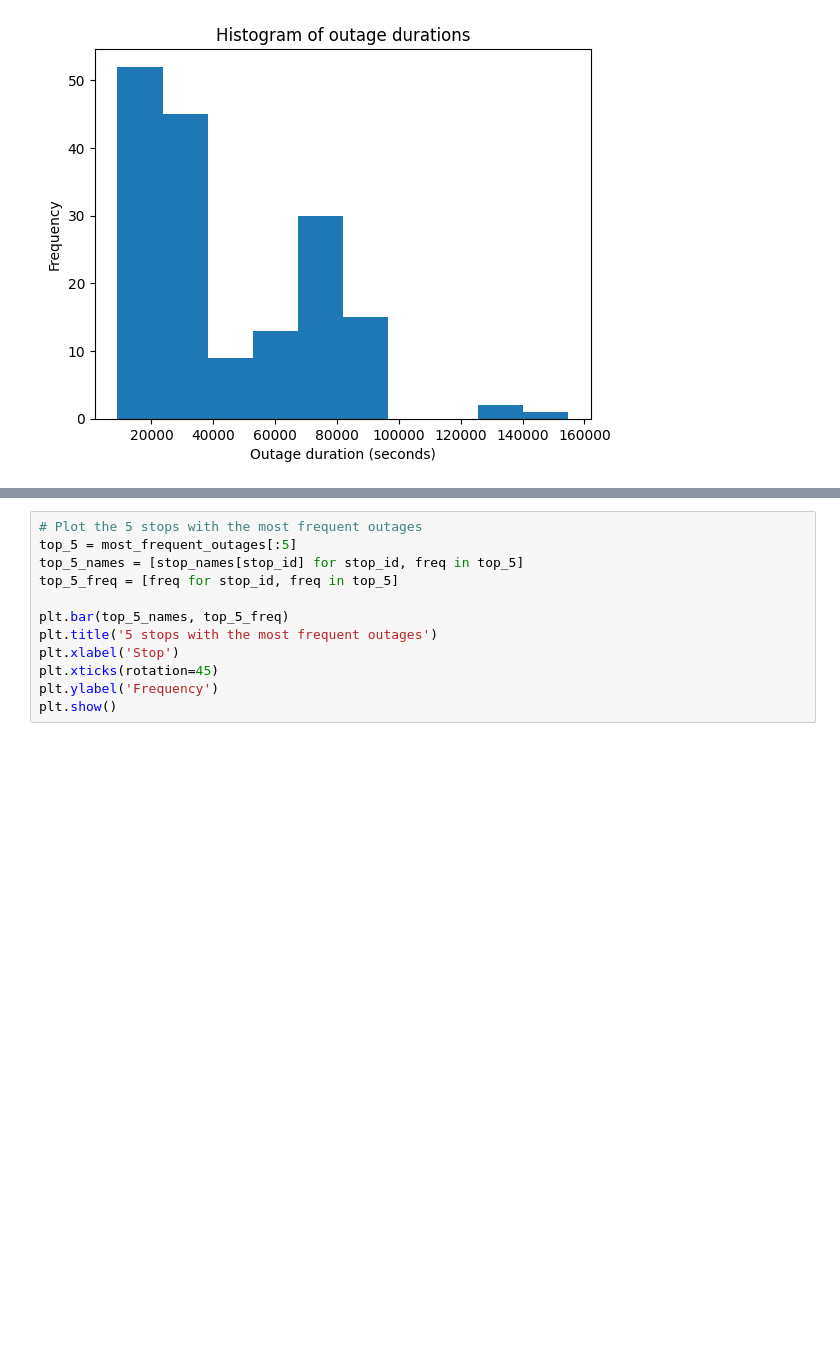
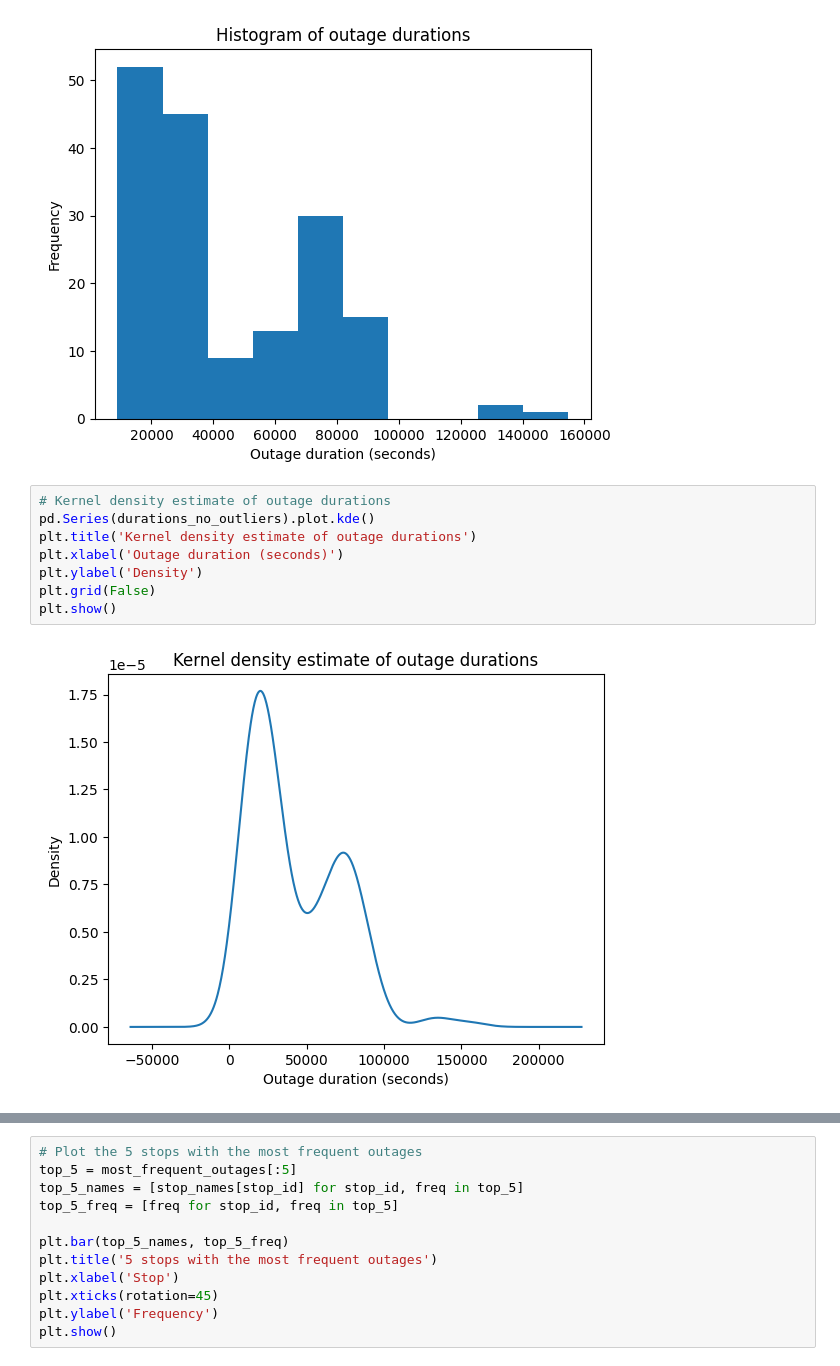
Before and after one commit to AldenCutler/LyonE24, a Jupyter notebook: stats-graphs/outages.ipynb, the cells around one changed output, grey strips where cells are left out. Cells and saved outputs as stored; diff of their text form; blank space fills up the shorter version.

```diff
--- a/stats-graphs/outages.ipynb
+++ b/stats-graphs/outages.ipynb
@@ -104,6 +104,16 @@ plt.grid(False)
 plt.show()
 # %% [output]
 [figure]
+# %%
+# Kernel density estimate of outage durations
+pd.Series(durations_no_outliers).plot.kde()
+plt.title('Kernel density estimate of outage durations')
+plt.xlabel('Outage duration (seconds)')
+plt.ylabel('Density')
+plt.grid(False)
+plt.show()
+# %% [output]
+[figure, added]
 # %%
 # frequency of outages
 from collections import Counter
```
Also changed, not shown: parts of 8 cells of this notebook, 8 other files.
